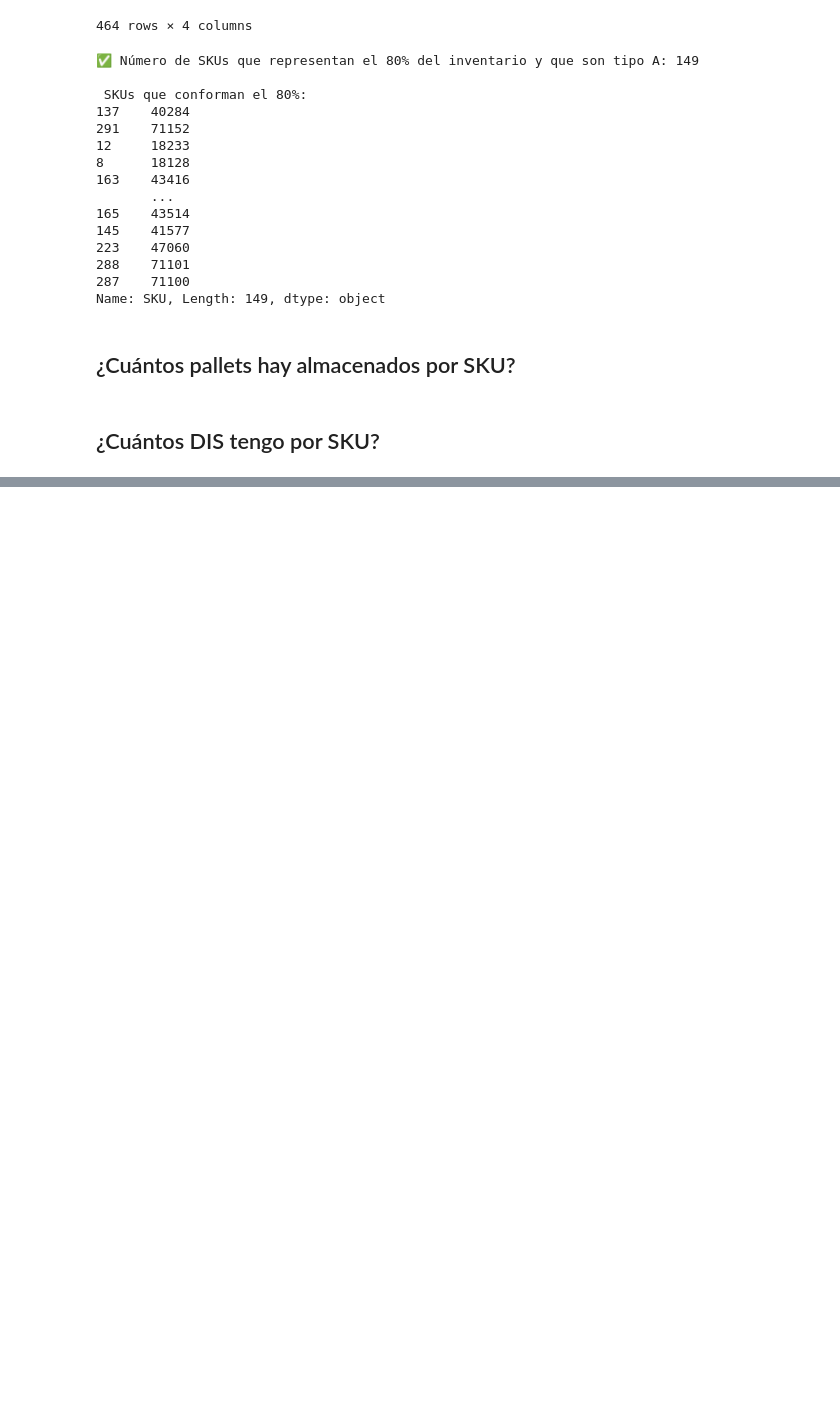
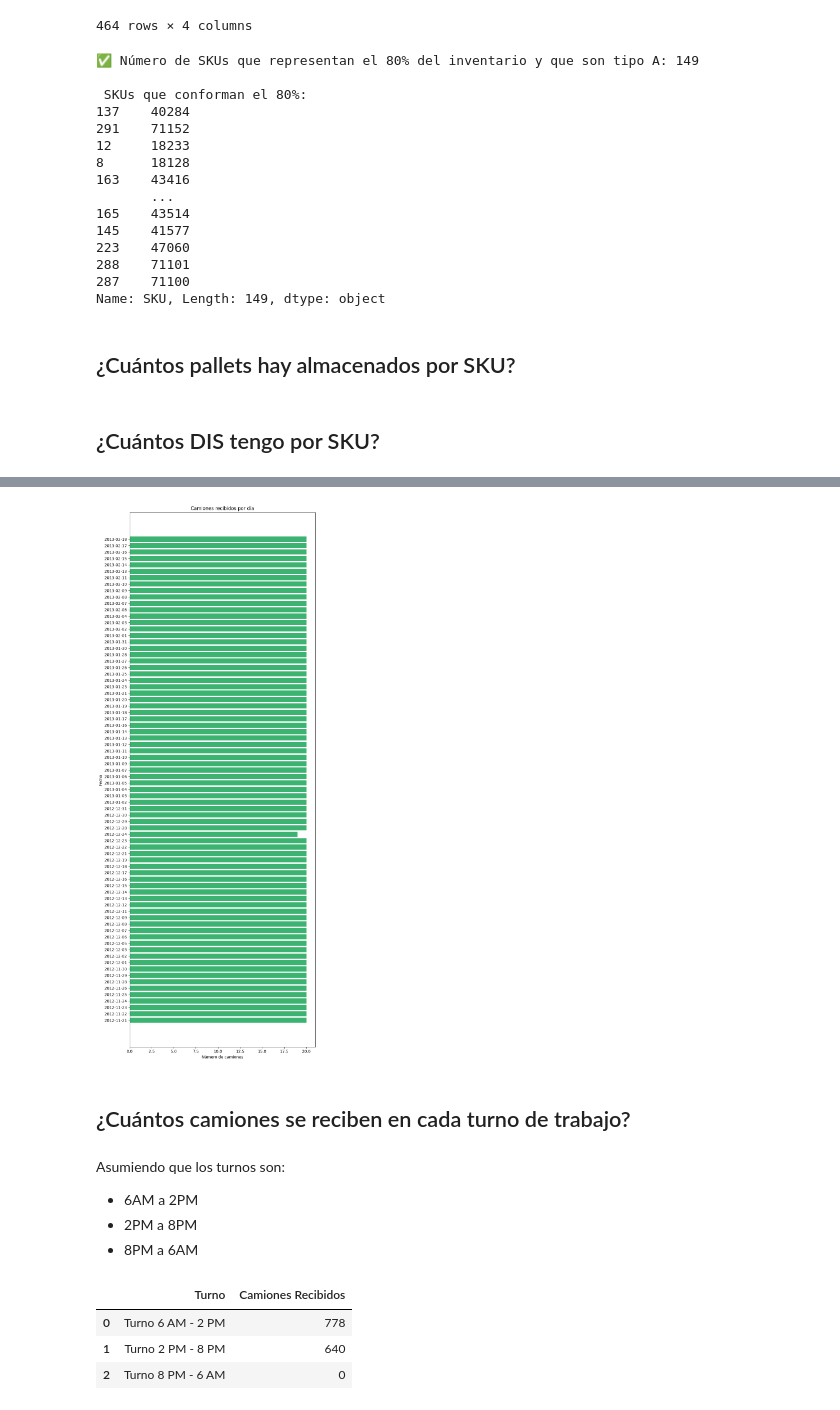
Before and after one commit to ValentinaJimenezTorres/CA_inventarios, a Jupyter notebook: b_exploracion_limpieza.ipynb, the cells around one changed output, grey strips where cells are left out. Drawn from its saved outputs; the diff is of its cells as text; code cells hidden in the pictures; blank space fills up the shorter version.

```diff
--- a/b_exploracion_limpieza.ipynb
+++ b/b_exploracion_limpieza.ipynb
@@ -248,0 +260,5 @@ print(popularidad_C['SKU'])
+# %%
+# Contar cuántos documentos de recibo únicos hay por cada fecha
+df_recibidos_por_dia = df_entradas.groupby('Fecha')['Documento de recibo'].nunique().reset_index()
+df_recibidos_por_dia.columns = ['Fecha', 'Camiones Recibidos']
+df_recibidos_por_dia
@@ -248,0 +279,18 @@ print(popularidad_C['SKU'])
+# %%
+plt.figure(figsize=(8, 20))
+plt.barh(df_recibidos_por_dia['Fecha'].astype(str), df_recibidos_por_dia['Camiones Recibidos'], color='mediumseagreen')
+plt.title('Camiones recibidos por día')
+plt.xlabel('Número de camiones')
+plt.ylabel('Fecha')
+plt.tight_layout()
+plt.show()
+# %% [output]
+[figure, added]
+# %% [markdown]
+## ¿Cuántos camiones se reciben en cada turno de trabajo?
+# %% [markdown]
+Asumiendo que los turnos son:
+
+* 6AM a 2PM
+* 2PM a 8PM
+* 8PM a 6AM
@@ -248,0 +300,26 @@ print(popularidad_C['SKU'])
+# %%
+# Contar camiones por turno
+recibidos_turno1 = df_entradas[
+    (df_entradas['Hora'].dt.hour >= 6) &
+    (df_entradas['Hora'].dt.hour < 14)]['Documento de recibo'].nunique()
+
+recibidos_turno2 = df_entradas[
+    (df_entradas['Hora'].dt.hour >= 14) &
+    (df_entradas['Hora'].dt.hour < 20)]['Documento de recibo'].nunique()
+
+recibidos_turno3 = df_entradas[
+    (df_entradas['Hora'].dt.hour >= 20) &
+    (df_entradas['Hora'].dt.hour <= 6)]['Documento de recibo'].nunique()
+
+# Crear la tabla
+df_turnos_recibidos = pd.DataFrame({
+    'Turno': ['Turno 6 AM - 2 PM', 'Turno 2 PM - 8 PM', 'Turno 8 PM - 6 AM'],
+    'Camiones Recibidos': [recibidos_turno1, recibidos_turno2, recibidos_turno3 ]})
+
+# Mostrar la tablita
+df_turnos_recibidos
+# %% [output]
+|  | Turno | Camiones Recibidos |
+| 0 | Turno 6 AM - 2 PM | 778 |
+| 1 | Turno 2 PM - 8 PM | 640 |
+| 2 | Turno 8 PM - 6 AM | 0 |
```
Also changed, not shown: parts of 24 cells of this notebook.
